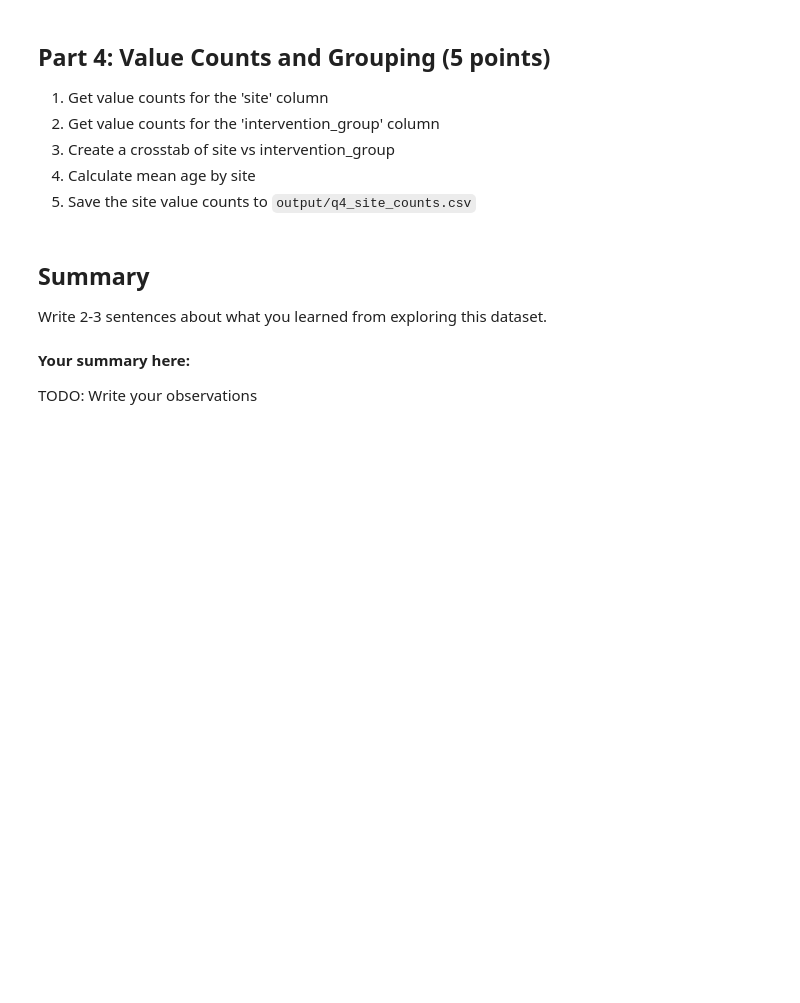
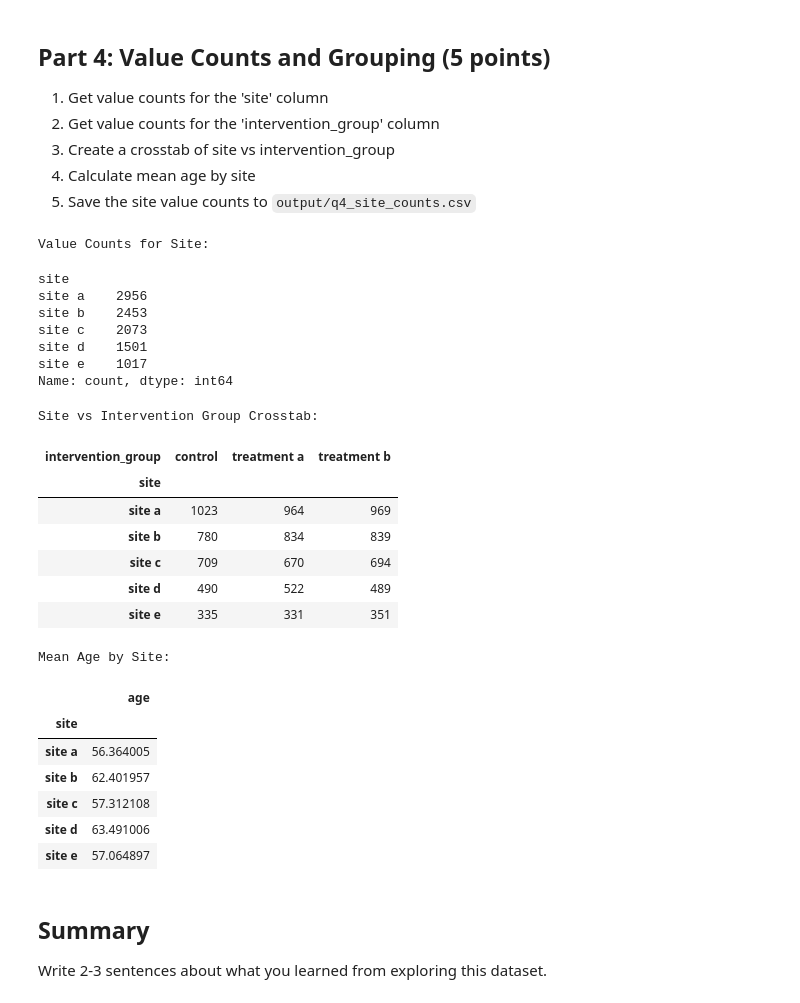
Before and after one commit to UCSF-DataSci/ds217-midterm-sarahmughal, a Jupyter notebook: q4_exploration.ipynb, the cells around one changed output. Saved outputs shown, nothing was run; the diff lists cells and outputs as text; code cells hidden in the pictures; blank space fills up the shorter version.

Commit message:
data cleaning + exploration

```diff
--- a/q4_exploration.ipynb
+++ b/q4_exploration.ipynb
@@ -186,3 +286,53 @@ Filter the data to answer these questions:
+# %%
+# TODO: Value counts and analysis
+df["intervention_group"] = (
+    df["intervention_group"]  # Clean 'intervention_group' column
+    .str.strip()
+    .str.replace("_", " ")
+    .str.replace(r"\s+", " ", regex=True)
+    .str.lower()
+    .str.replace("contrl", "control")
+    .str.replace("treatmen a", "treatment a")
+    .str.replace("treatmenta", "treatment a")
+)
+
+site_values = site_copy["site"].value_counts()
+df["intervention_group"].value_counts()
+print("Value Counts for Site:")
+display(site_values)
+
+crosstab_site_intervention = pd.crosstab(df["site"], df["intervention_group"])
+print("Site vs Intervention Group Crosstab:")
+display(crosstab_site_intervention)
+
+mean_age_by_site = df.groupby("site").agg({"age": "mean"})
+print("Mean Age by Site:")
+display(mean_age_by_site)
+# %% [output]
+Value Counts for Site:
+site
+site a    2956
+site b    2453
+site c    2073
+site d    1501
+site e    1017
+Name: count, dtype: int64
+Site vs Intervention Group Crosstab:
+| intervention_group | control | treatment a | treatment b |
+| site |  |  |  |
+| site a | 1023 | 964 | 969 |
+| site b | 780 | 834 | 839 |
+| site c | 709 | 670 | 694 |
+| site d | 490 | 522 | 489 |
+| site e | 335 | 331 | 351 |
+Mean Age by Site:
+|  | age |
+| site |  |
+| site a | 56.364005 |
+| site b | 62.401957 |
+| site c | 57.312108 |
+| site d | 63.491006 |
+| site e | 57.064897 |
 # %%
 # TODO: Save output
 # site_counts.to_csv('output/q4_site_counts.csv')
@@ -190,7 +341,3 @@ Filter the data to answer these questions:
 ## Summary
 
 Write 2-3 sentences about what you learned from exploring this dataset.
-# %% [markdown]
-**Your summary here:**
-
-TODO: Write your observations
```
Also changed, not shown: parts of 11 cells of this notebook, 1 other file.
